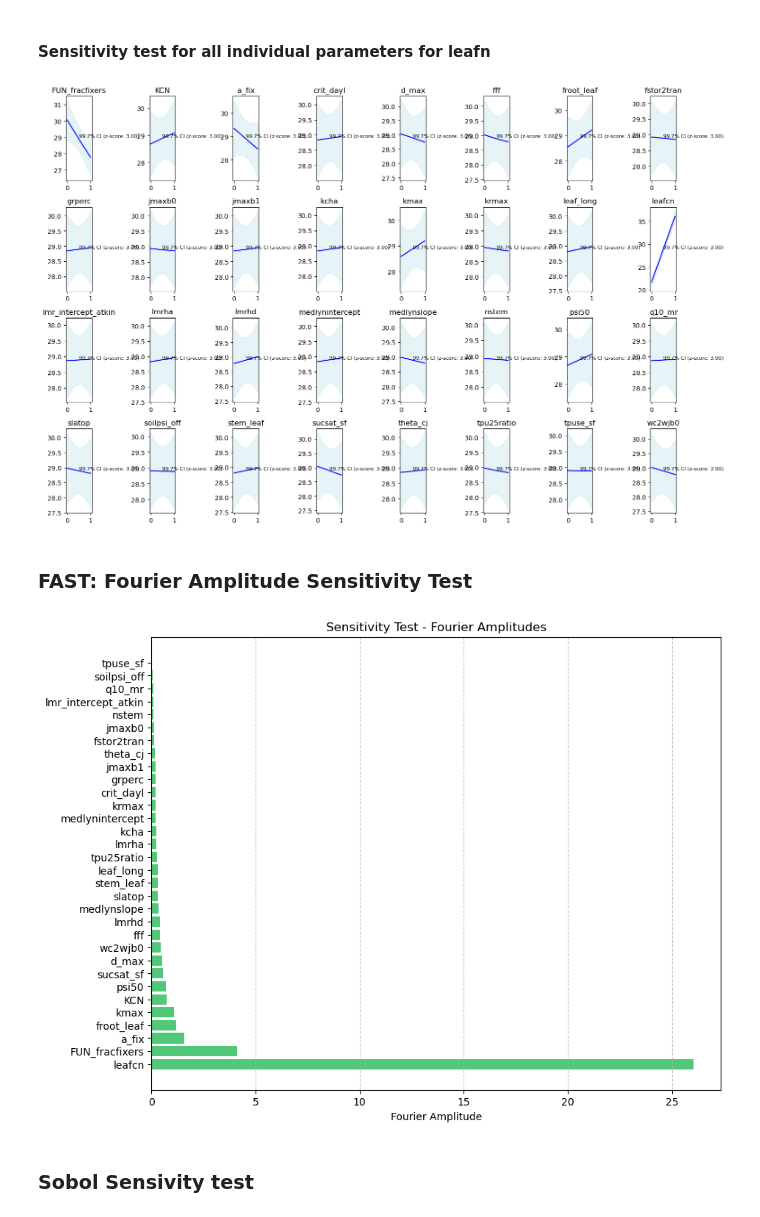
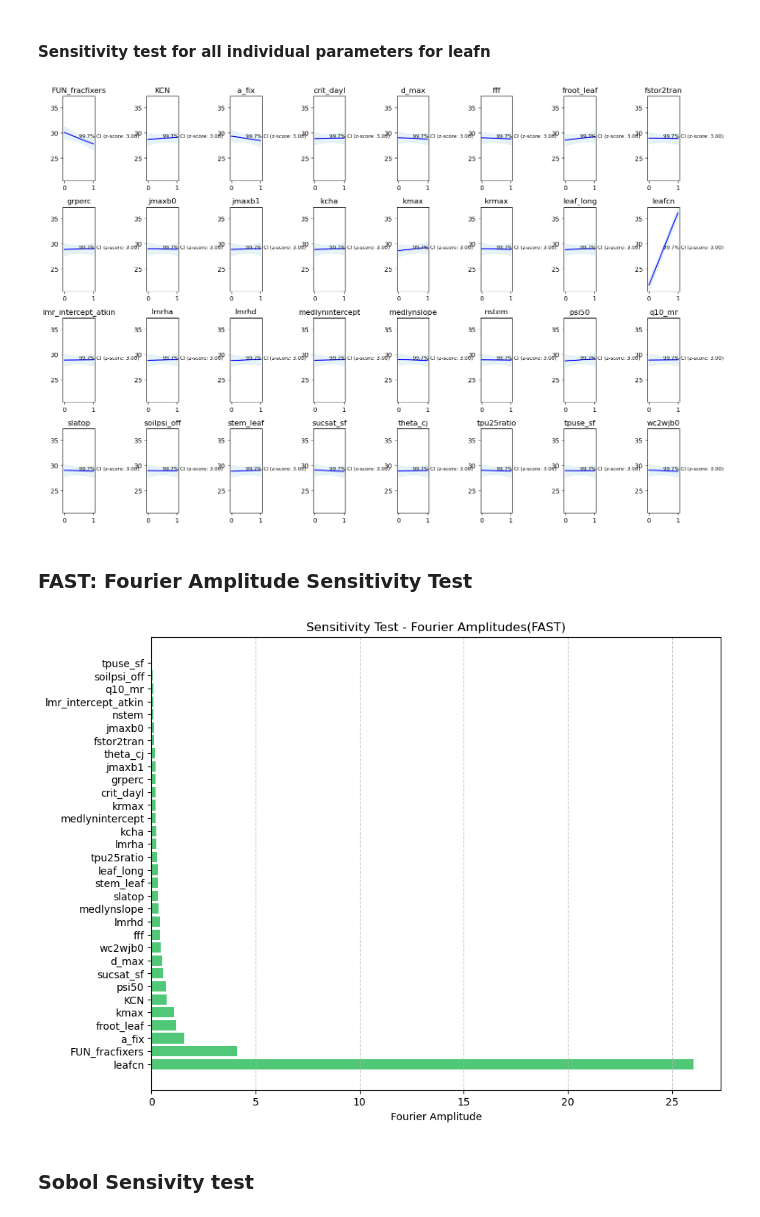
Before and after one commit to GaiaFuture/GaiaFuture, a Jupyter notebook: Script/ML/gaussian/gauss_reg.ipynb, the cells around one changed output. Cells and saved outputs as stored; diff of their text form; code cells hidden in the pictures.

```diff
--- a/Script/ML/gaussian/gauss_reg.ipynb
+++ b/Script/ML/gaussian/gauss_reg.ipynb
@@ -14,8 +30,6 @@ client.cluster;
 def read_all_simulation():
     '''prepare cluster list and read to create ensemble(group of data)
     use preprocess to select only certain dimension and a variable'''
-    # Start timing
-    start_time = time.time()
 
     # read all simulations as a list
     cluster_list = sorted(glob.glob('/glade/campaign/cgd/tss/projects/PPE/PPEn11_LHC/transient/hist/PPEn11_transient_LHC[0][0-5][0-9][0-9].clm2.h0.2005-02-01-00000.nc'))
@@ -37,10 +51,6 @@ def read_all_simulation():
                               parallel=True,
                               concat_dim="ens")
 
-    # End timing
-    end_time = time.time()
-    elapsed_time = end_time - start_time
-    print("Time taken to run read_all_simulation(): {:.2f} seconds".format(elapsed_time))
     return ds
 # %%
 ds = read_all_simulation()
@@ -127,7 +137,7 @@ print(names_of_parameters_dict)
 leafn =  np.array(ds_final["LEAFCN"].values)
 # %%
 ###creating dataset for all 32 params
-def extract_values(params):
+def array_of_params(params):
     # Get variable names, selecting from 1 because a column called 'member' pops out from nowhere there that creates problem in function
     variable_names = list(params.variables)[1:]
 
@@ -388,9 +398,32 @@ import matplotlib.pyplot as plt
 from scipy.stats import norm
 
 # Define a custom function to generate the Gaussian regression line for each parameter
-#parameter names should be passed to bring in values from lookup table
 def gaussian_regression_lines(model, X, parameter_names):
     plt.figure(figsize=(15, 10))  # Adjust figure size as needed
+
+    # Initialize variables to store min and max y values globally
+    min_y_value_global = float('inf')
+    max_y_value_global = float('-inf')
+
+    for param_index in range(32):
+        # Generate x_values with 32 dimensions
+        x_values = np.full((10, 32), 0.5)  # Fill array with 0.5
+        x_values[:, param_index] = np.linspace(0, 1, 10)  # Set the current parameter values to evenly spaced values from 0 to 1
+
+        # Predict mean and standard deviation of the Gaussian process at each point in x_values
+        y_mean, y_std = model.predict(x_values, return_std=True)
+
+        # Calculate the z-score for the 99.7% confidence interval
+        z_score = norm.ppf(0.99865)  # 99.7th percentile (three standard deviations)
+
+        # Calculate y values for the 99.7% confidence interval
+        y_lower = y_mean - z_score * y_std
+        y_upper = y_mean + z_score * y_std
+
+        # Update global min and max y values
+        min_y_value_global = min(min_y_value_global, np.min(y_lower))
+        max_y_value_global = max(max_y_value_global, np.max(y_upper))
+
     for param_index in range(32):
         # Generate x_values with 32 dimensions
         x_values = np.full((10, 32), 0.5)  # Fill array with 0.5
@@ -403,11 +436,11 @@ def gaussian_regression_lines(model, X, parameter_names):
         plt.subplot(4, 8, param_index + 1)  # Adjust subplot layout according to the number of parameters
         plt.plot(x_values[:, param_index], y_mean, color='blue', linestyle='-', label='Gaussian Regression Line')
 
-        # Calculate the z-score for the 99.7% confidence interval
-        z_score = norm.ppf(0.99865)  # 99.7th percentile (three standard deviations)
-
         # Plot the shaded region for the 99.7% confidence interval with three standard deviations
         plt.fill_between(x_values[:, param_index], y_mean - z_score * y_std, y_mean + z_score * y_std, color='lightblue', alpha=0.3)
+
+        # Set y-axis limit for each subplot
+        plt.ylim(min_y_value_global, max_y_value_global)
 
         # Plot the z-score value on the plot
         plt.text(0.5, 0.5, f'99.7% CI (z-score: {z_score:.2f})', transform=plt.gca().transAxes, fontsize=8, verticalalignment='bottom')
@@ -417,11 +450,15 @@ def gaussian_regression_lines(model, X, parameter_names):
 
     plt.tight_layout()  # Adjust layout to prevent overlap
     plt.show()
+
+# Example usage:
+# Replace model, X, and parameter_names with your actual data
+# gaussian_regression_lines(model, X, parameter_names)
 # %%
 # Plot the Gaussian regression lines for each parameter
 gaussian_regression_lines(gp_model_cv, X_test, list(names_of_parameters_dict.values()))
 # %% [output]
-[figure, old version]
+[figure, new version]
 # %% [markdown]
 ### FAST: Fourier Amplitude Sensitivity Test
 # %%
@@ -448,35 +485,35 @@ def gaussian_regression_lines(model, X):
         # Compute amplitude of each frequency component
         amplitude = np.abs(y_fft)
 
         # Store the amplitude corresponding to the first non-zero frequency (excluding DC component)
         fourier_amplitudes.append(amplitude[1])
 
     return fourier_amplitudes
 
 # Example usage:
 # Assuming 'model' and 'X' are already defined
 # Assuming 'names_of_parameters_dict' contains the parameter names dictionary
 
 fourier_amplitudes = gaussian_regression_lines(gp_model_cv, X_test)
 
 # Sort parameters based on Fourier amplitudes in descending order
 sorted_indices = np.argsort(fourier_amplitudes)[::-1]
 sorted_fourier_amplitudes = np.array(fourier_amplitudes)[sorted_indices]
 
 # Extract parameter names corresponding to sorted indices from lookup table
 sorted_parameter_names = [names_of_parameters_dict[index] for index in sorted_indices]
 
 # Plot horizontal bar chart
 plt.figure(figsize=(10, 8))
 plt.barh(range(len(sorted_fourier_amplitudes)), sorted_fourier_amplitudes, color='#50c878')
 plt.ylabel('')
 plt.xlabel('Fourier Amplitude')
-plt.title('Sensitivity Test - Fourier Amplitudes')
+plt.title('Sensitivity Test - Fourier Amplitudes(FAST)')
 plt.yticks(range(len(sorted_fourier_amplitudes)), sorted_parameter_names)
 plt.grid(axis='x', linestyle='--', alpha=0.7)
 plt.show()
 # %% [output]
-[figure, old version]
+[figure, new version]
 # %% [markdown]
 ### Sobol Sensivity test
 # %%
```
Also changed, not shown: parts of 7 cells of this notebook.
